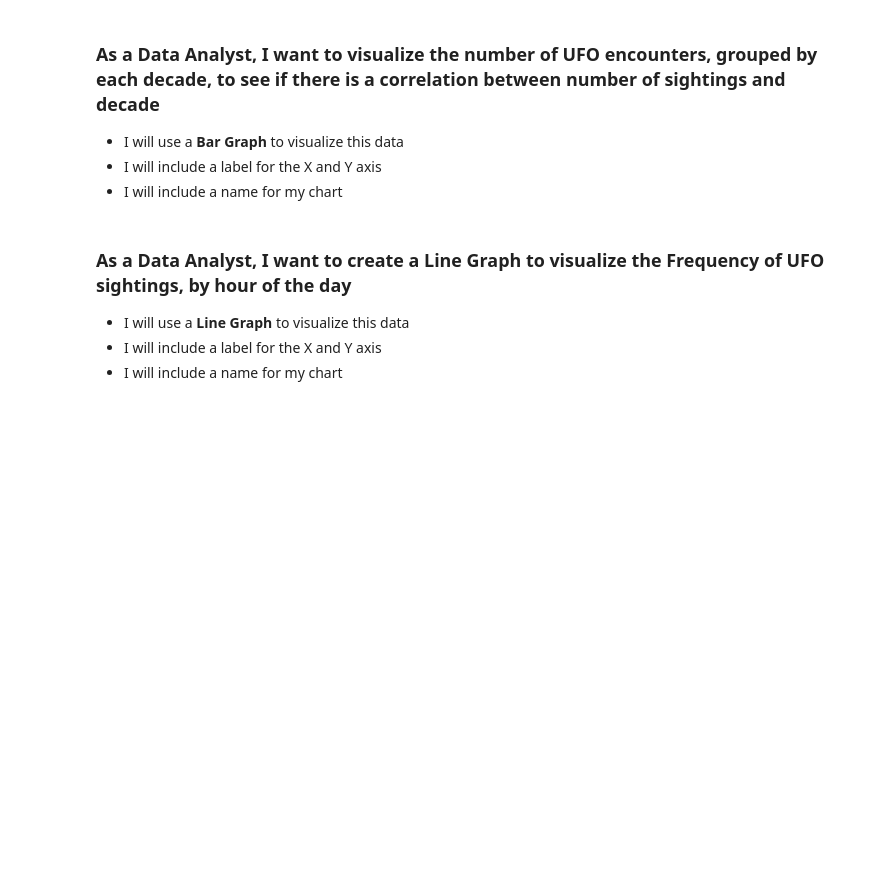
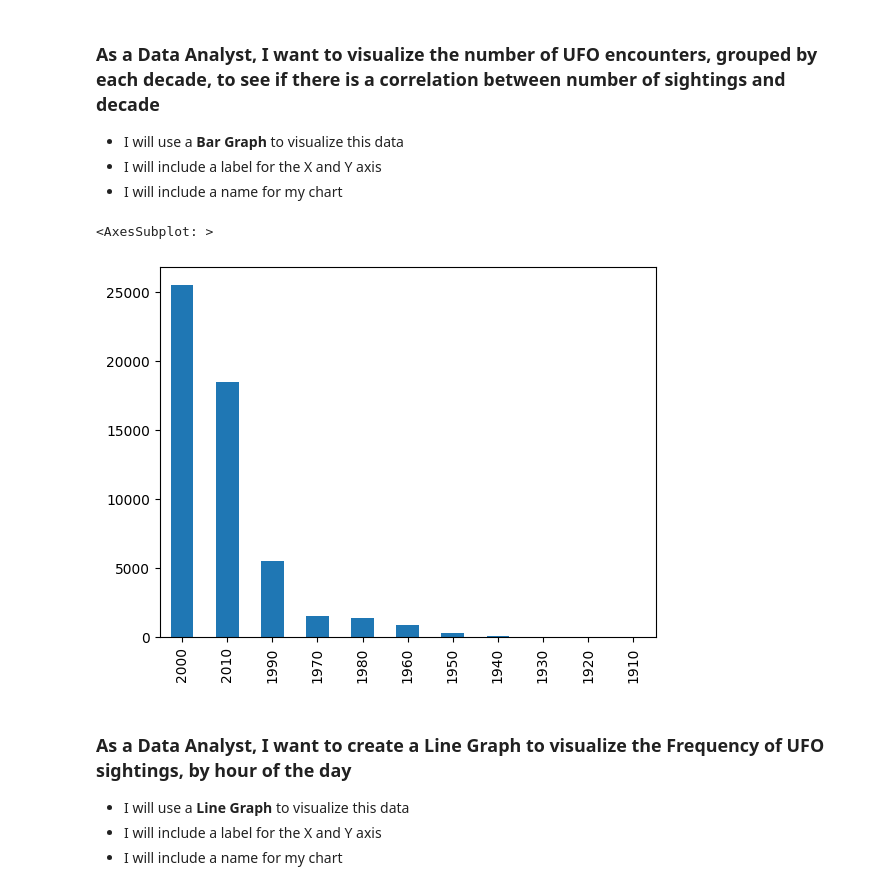
Before and after one commit to C-Skala/ata-Visualization-with-Matplotlib, a Jupyter notebook: Pandas_MatPlotLib_User_Stories.ipynb, the cells around one changed output. Drawn from its saved outputs; the diff is of its cells as text; code cells hidden in the pictures; blank space fills up the shorter version.

```diff
--- a/Pandas_MatPlotLib_User_Stories.ipynb
+++ b/Pandas_MatPlotLib_User_Stories.ipynb
@@ -73,6 +131,17 @@ filterdf.head()
 * I will use a **Bar Graph** to visualize this data
 * I will include a label for the X and Y axis
 * I will include a name for my chart
+# %%
+filterdf['decade'] = ((pd.DatetimeIndex(filterdf['Date_Time']).year) // 10)*10
+
+## filterdf.head()
+
+UFO_Encounter_dec = filterdf['decade'].value_counts()
+
+UFO_Encounter_dec.plot.bar()
+# %% [output]
+<AxesSubplot: >
+[figure, added]
 # %% [markdown]
 ### As a Data Analyst, I want to create a **Line Graph** to visualize the **Frequency of UFO sightings, by hour of the day**
 * I will use a **Line Graph** to visualize this data
```
Also changed, not shown: parts of 7 cells of this notebook.
